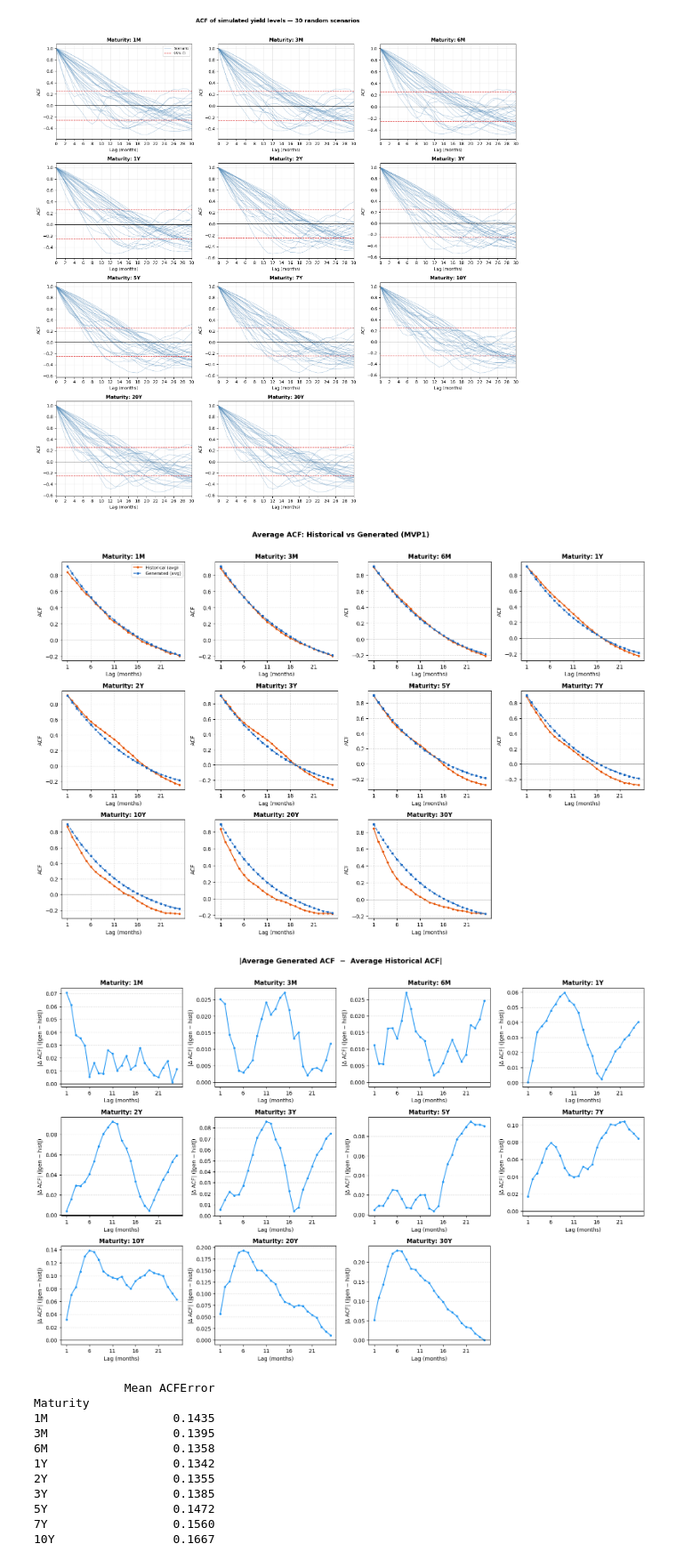
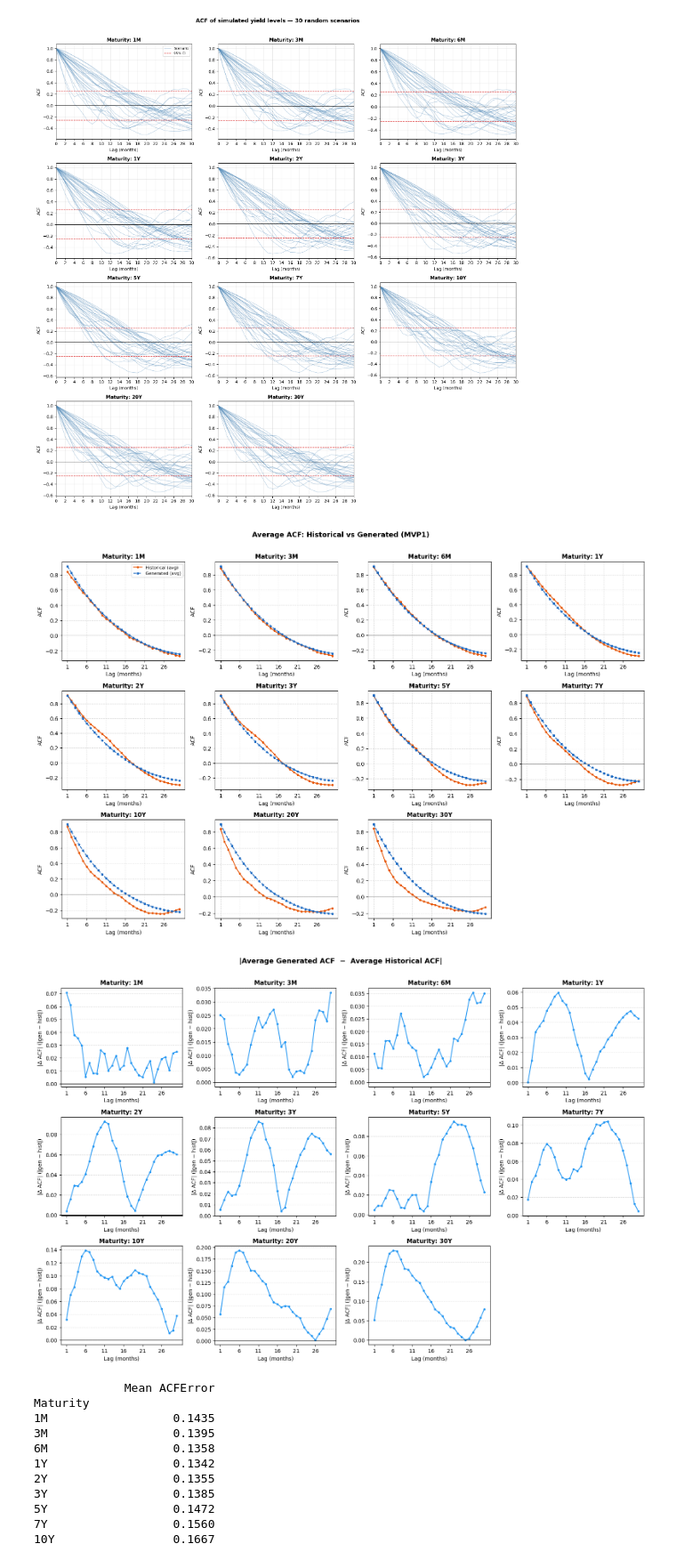
Before and after one commit to Kaatdj/Thesis-ALM, a Jupyter notebook: testing hjm trained on data aligned with diffusion model/plotting hjm 18-4.ipynb, the cells around one changed output. Shown at 89% size. Cells and saved outputs as stored; diff of their text form; code cells hidden in the pictures.

```diff
--- a/testing hjm trained on data aligned with diffusion model/plotting hjm 18-4.ipynb
+++ b/testing hjm trained on data aligned with diffusion model/plotting hjm 18-4.ipynb
@@ -424,7 +424,7 @@ import matplotlib.gridspec as gridspec
 from statsmodels.tsa.stattools import acf
 
 # ── 0. Settings ────────────────────────────────────────────────────────────────
-N_LAGS      = 25
+N_LAGS      = 30
 WINDOW_SIZE = 60          # 5-year rolling window (months)
 
 HIST_MATURITIES = ['Yield_1M','Yield_3M','Yield_6M','Yield_1Y','Yield_2Y',
@@ -535,35 +535,35 @@ fig2, axes2 = plt.subplots(nrows, ncols, figsize=(16, nrows * 3.5))
 axes2_flat = axes2.flatten()
 
 for idx, label in enumerate(LABELS):
     ax   = axes2_flat[idx]
     diff = results[label]['diff']
 
     ax.plot(lags, np.abs(diff), 'o-', color='#2196F3', linewidth=1.5, markersize=3)
     ax.axhline(0, color='black', linewidth=0.8)
     ax.set_title(f'Maturity: {label}', fontsize=11, fontweight='bold')
     ax.set_xlabel('Lag (months)')
     ax.set_ylabel('|Δ ACF| (|gen − hist|)')
     ax.grid(axis='y', linestyle='--', alpha=0.4, zorder=0)
     ax.set_xticks(lags[::5])
 
 for ax in axes2_flat[n_mat:]:
     ax.set_visible(False)
 
 fig2.suptitle('|Average Generated ACF  −  Average Historical ACF|',
               fontsize=13, fontweight='bold', y=1.01)
 plt.tight_layout()
 #plt.savefig('acf_diff_per_maturity.png', dpi=150, bbox_inches='tight')
 
 # ── 7. Save ACFError per scenario to CSV ──────────────────────────────────────
 rows = []
 for label in LABELS:
     for i, sid in enumerate(scenarios):
         rows.append({'Maturity': label, 'Scenario_ID': sid,
                      'ACFError': results[label]['acf_error'][i]})
 #pd.DataFrame(rows).to_csv('acf_errors.csv', index=False)
 # %% [output]
-[figure, old version]
+[figure, new version]
-[figure, old version]
+[figure, new version]
 # %%
 import pandas as pd
 import numpy as np
```
Also changed, not shown: 5 other files.
